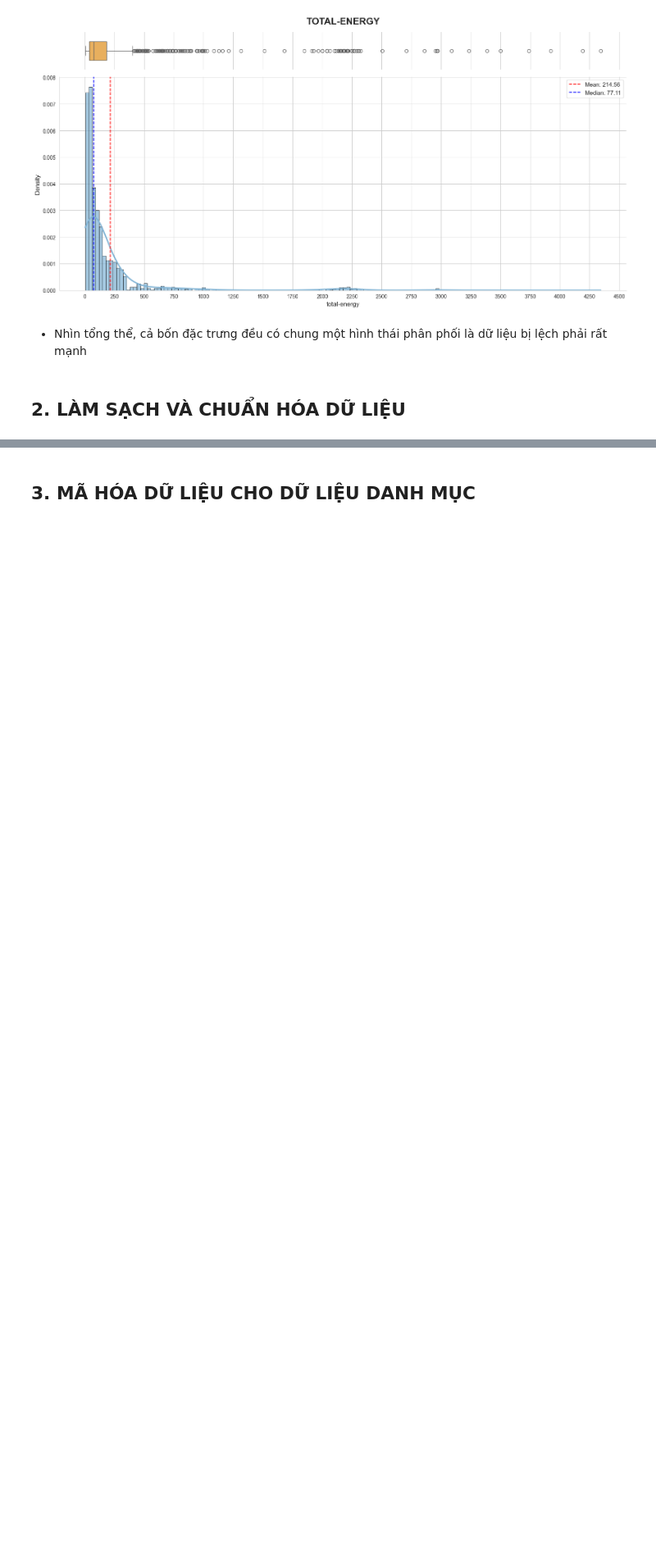
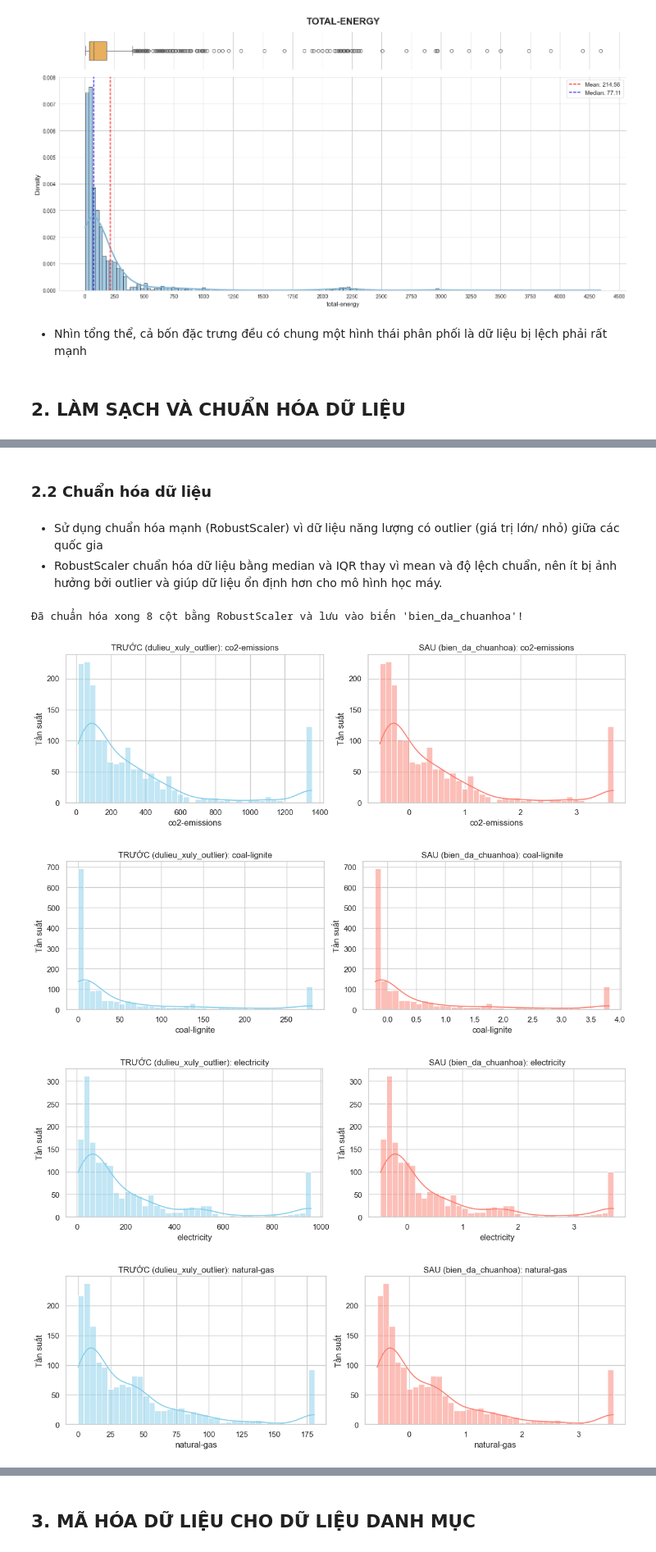
Before and after one commit to NganBui25/-CO2-Emissions-Prediction, a Jupyter notebook: feature_engineering.ipynb, the cells around one changed output, grey strips where cells are left out. Shown at 82% size. Cells and saved outputs as stored; diff of their text form; code cells hidden in the pictures; blank space fills up the shorter version.

Commit message:
Them phan trinh bay 2 va sua lai bien o phan 3

```diff
--- a/feature_engineering.ipynb
+++ b/feature_engineering.ipynb
@@ -147,0 +345,49 @@ for col_name in cols_to_plot:
+# %% [markdown]
+### 2.2 Chuẩn hóa dữ liệu
+# %% [markdown]
+- Sử dụng chuẩn hóa mạnh (RobustScaler) vì dữ liệu năng lượng có outlier (giá trị lớn/ nhỏ) giữa các quốc gia
+- RobustScaler chuẩn hóa dữ liệu bằng median và IQR  thay vì mean và độ lệch chuẩn, nên ít bị ảnh hưởng bởi outlier và giúp dữ liệu ổn định hơn cho mô hình học máy.
+# %%
+
+energy_cols = [
+    'co2-emissions', 'coal-lignite', 'electricity',
+    'natural-gas', 'oil-products', 'renewables',
+    'renewables-wind-solar', 'total-energy'
+]
+
+scaler = RobustScaler()
+
+bien_da_chuanhoa = dulieu_xuly_outlier.copy()
+
+bien_da_chuanhoa[energy_cols] = scaler.fit_transform(bien_da_chuanhoa[energy_cols])
+
+print("Đã chuẩn hóa xong 8 cột bằng RobustScaler và lưu vào biến 'bien_da_chuanhoa'!")
+# %% [output]
+Đã chuẩn hóa xong 8 cột bằng RobustScaler và lưu vào biến 'bien_da_chuanhoa'!
+# %%
+energy_cols = [
+    'co2-emissions', 'coal-lignite', 'electricity',
+    'natural-gas', 'oil-products', 'renewables',
+    'renewables-wind-solar', 'total-energy'
+]
+
+sns.set_theme(style="whitegrid")
+
+for col in energy_cols:
+    fig, axes = plt.subplots(1, 2, figsize=(12, 4))
+
+    sns.histplot(dulieu_xuly_outlier[col], bins=40, kde=True, color='skyblue', ax=axes[0])
+    axes[0].set_title(f'TRƯỚC (dulieu_xuly_outlier): {col}')
+    axes[0].set_ylabel('Tần suất')
+
+    sns.histplot(bien_da_chuanhoa[col], bins=40, kde=True, color='salmon', ax=axes[1])
+    axes[1].set_title(f'SAU (bien_da_chuanhoa): {col}')
+    axes[1].set_ylabel('Tần suất')
+
+    plt.tight_layout()
+    plt.show()
+# %% [output]
+[figure, added]
+[figure, added]
+[figure, added]
+[figure, added]
```
Also changed, not shown: parts of 13 cells of this notebook, 2 other files.
